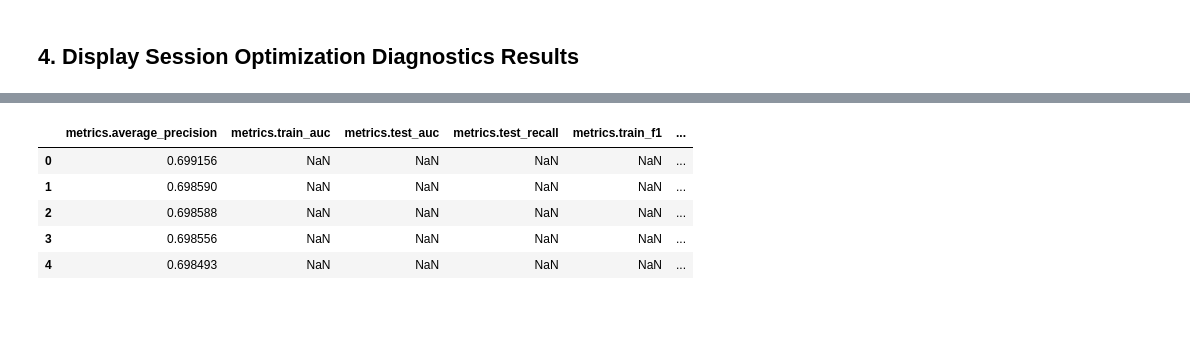
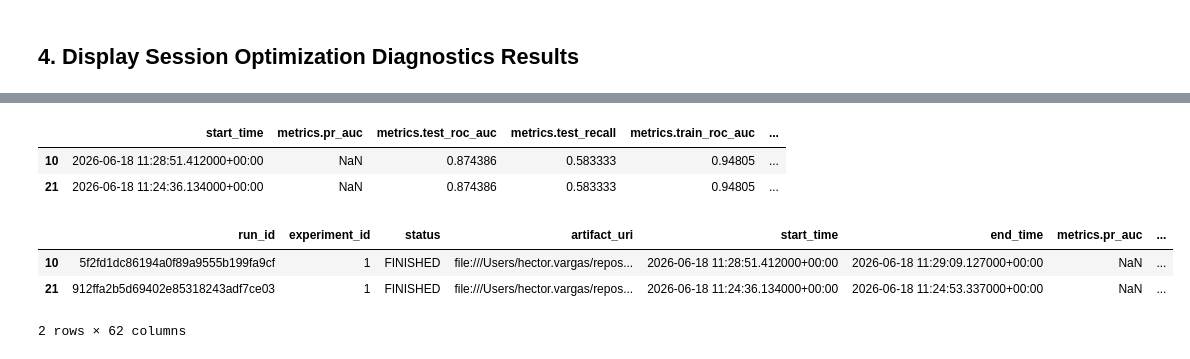
Before and after one commit to hectorvargas-dot/ml_hands_on_project, a Jupyter notebook: notebooks/6.0-havg-optuna-model.ipynb, the cells around one changed output, grey strips where cells are left out. Saved outputs shown, nothing was run; the diff lists cells and outputs as text; code cells hidden in the pictures; blank space fills up the shorter version.

```diff
--- a/notebooks/6.0-havg-optuna-model.ipynb
+++ b/notebooks/6.0-havg-optuna-model.ipynb
@@ -375,13 +243,22 @@ print(run.data.metrics)
-# %%
-metric_cols = [c for c in runs.columns if c.startswith("metrics.")]
-runs[metric_cols].head()
-# %% [output]
-|  | metrics.average_precision | metrics.train_auc | metrics.test_auc | metrics.test_recall | metrics.train_f1 | ... |
-| 0 | 0.699156 | NaN | NaN | NaN | NaN | ... |
-| 1 | 0.698590 | NaN | NaN | NaN | NaN | ... |
-| 2 | 0.698588 | NaN | NaN | NaN | NaN | ... |
-| 3 | 0.698556 | NaN | NaN | NaN | NaN | ... |
-| 4 | 0.698493 | NaN | NaN | NaN | NaN | ... |
+# %%
+runs_df = mlflow.search_runs()
+# Select rows where 'tags.mlflow.parentRunId' is missing (meaning it IS a parent/master run)
+parent_summary_df = runs_df[runs_df["tags.mlflow.parentRunId"].isna() & (runs_df["status"] == "FINISHED")]
+
+# Isolate evaluation metrics
+metric_cols = [c for c in parent_summary_df.columns if c.startswith("metrics.")]
+display(parent_summary_df[["start_time"] + metric_cols])
+# %% [output]
+|  | start_time | metrics.pr_auc | metrics.test_roc_auc | metrics.test_recall | metrics.train_roc_auc | ... |
+| 10 | 2026-06-18 11:28:51.412000+00:00 | NaN | 0.874386 | 0.583333 | 0.94805 | ... |
+| 21 | 2026-06-18 11:24:36.134000+00:00 | NaN | 0.874386 | 0.583333 | 0.94805 | ... |
+# %%
+parent_summary_df
+# %% [output]
+|  | run_id | experiment_id | status | artifact_uri | start_time | end_time | metrics.pr_auc | ... |
+| 10 | 5f2fd1dc86194a0f89a9555b199fa9cf | 1 | FINISHED | file:///Users/hector.vargas/repos... | 2026-06-18 11:28:51.412000+00:00 | 2026-06-18 11:29:09.127000+00:00 | NaN | ... |
+| 21 | 912ffa2b5d69402e85318243adf7ce03 | 1 | FINISHED | file:///Users/hector.vargas/repos... | 2026-06-18 11:24:36.134000+00:00 | 2026-06-18 11:24:53.337000+00:00 | NaN | ... |
+2 rows × 62 columns
 # %%
 # from src import feature_engineering as fe
 # fe.remove_recent_runs(EXPERIMENT_NAME, 100000)
```
Also changed, not shown: parts of 12 cells of this notebook, 2 other files.
